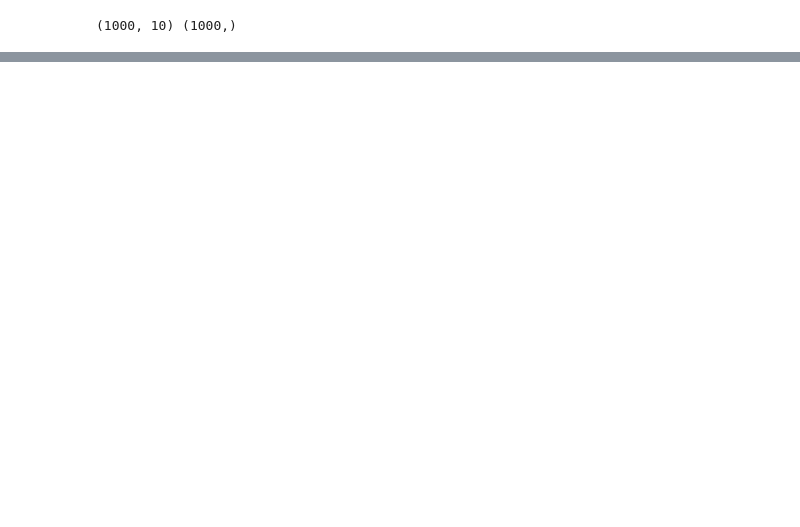
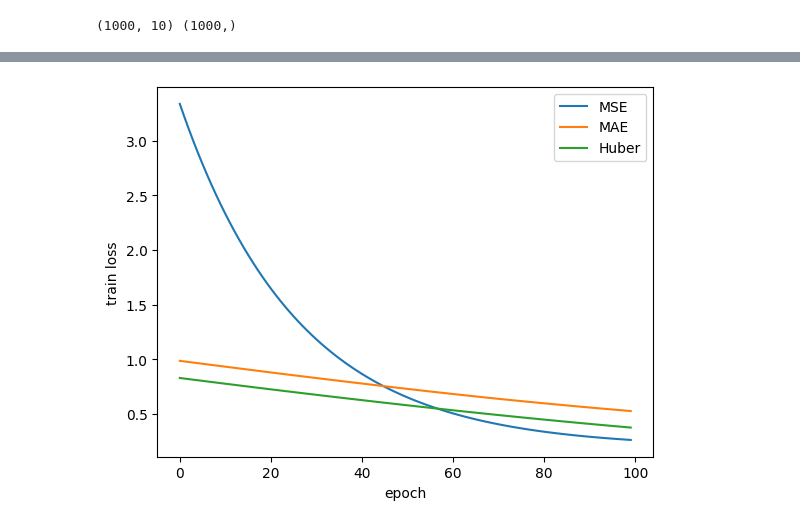
Before and after one commit to vfxpedia/06_deep_learning_basic, a Jupyter notebook: 05_loss_function.ipynb, the cells around one changed output, grey strips where cells are left out. Cells and saved outputs as stored; diff of their text form; code cells hidden in the pictures; blank space fills up the shorter version.

```diff
--- a/05_loss_function.ipynb
+++ b/05_loss_function.ipynb
@@ -504,7 +509,7 @@ from sklearn.datasets import make_regression
 X, y = make_regression(
     n_samples=1000,
     n_features=10,
-    n_targets=1,
+    # n_targets=1,
     noise=50,
     random_state=42)
 
@@ -559,0 +611,18 @@ def train_model(X_train, y_train, X_test, y_test, loss_fn, epochs=100, learning_
+# %%
+# 선형 회귀 모델 예측 함수
+def predict(X, w, b):
+    return np.dot(X, w) + b
+# %%
+# 손실 함수
+def mse_loss(y_pred, y_true):
+    return np.mean((y_pred - y_true) ** 2)
+
+def mae_loss(y_pred, y_true):
+    return np.mean(np.abs(y_pred - y_true))
+
+def huber_loss(y_pred, y_true, delta=1.0):
+    error = y_pred - y_true
+    is_small_error = np.abs(error) <= delta
+    squared_error = 0.5 * error**2
+    linear_error = delta * (np.abs(error) - 0.5 * delta)
+    return np.mean(np.where(is_small_error, squared_error, linear_error))
@@ -559,0 +659,2 @@ def train_model(X_train, y_train, X_test, y_test, loss_fn, epochs=100, learning_
+# %%
+train_regression(X_train, y_train, loss_fn=mse_loss)
@@ -559,0 +679,21 @@ def train_model(X_train, y_train, X_test, y_test, loss_fn, epochs=100, learning_
+# %%
+results = {}
+
+for name, loss_fn in zip(["MSE", "MAE", "Huber"], [mse_loss, mae_loss, huber_loss]):
+    W, b, losses = train_regression(X_train, y_train, loss_fn)
+    results[name] = {"losses": losses}
+
+    pred_test = predict(X_test, W, b)
+    test_loss = mse_loss(pred_test, y_test)
+    print(f"{name} Loss : {test_loss:.4f}")
+
+# 결과 시각화
+
+for name, value in results.items():
+    plt.plot(value["losses"], label=name)
+
+plt.xlabel('epoch')
+plt.ylabel('train loss')
+plt.legend()
+plt.show()
+# %% [output]
@@ -559,0 +703 @@ def train_model(X_train, y_train, X_test, y_test, loss_fn, epochs=100, learning_
+[figure, added]
```
Also changed, not shown: parts of 10 cells of this notebook, 3 other files.
